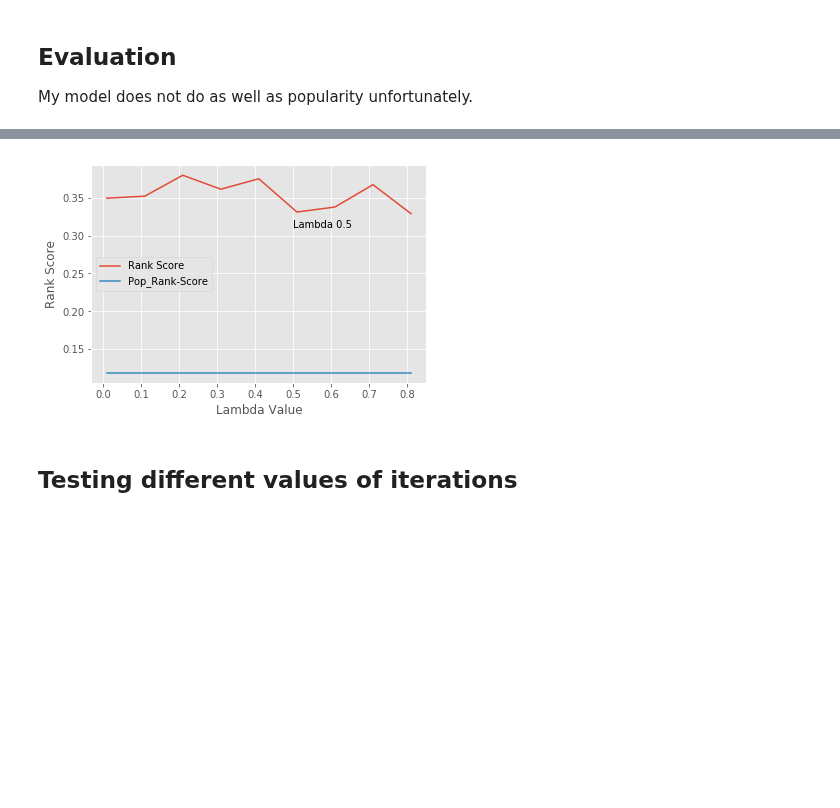
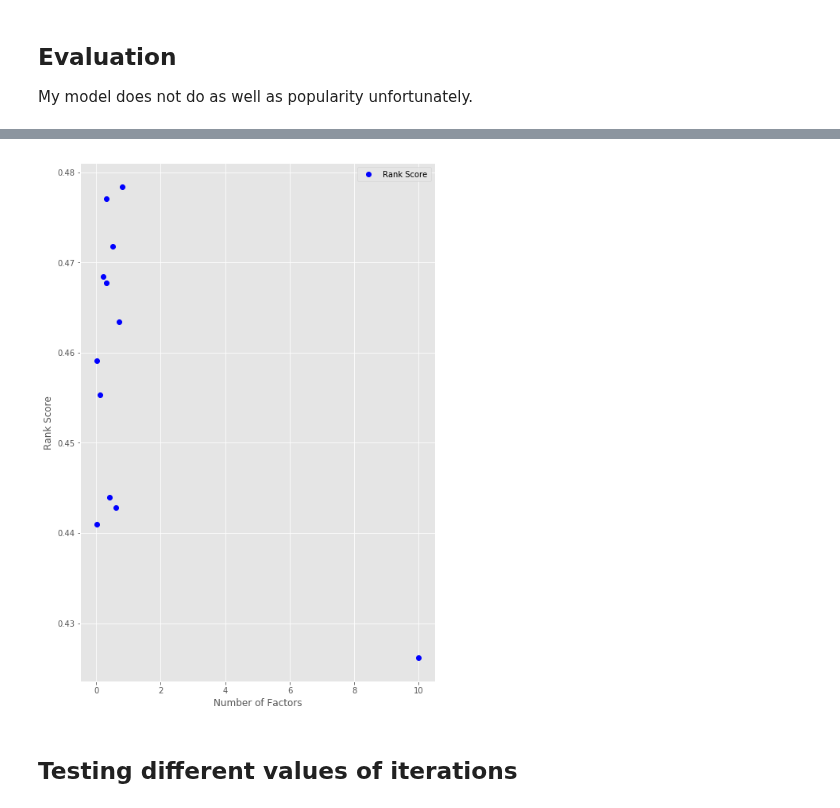
Before and after one commit to Jesse-Kerr/recordmender, a Jupyter notebook: model_understanding.ipynb, the cells around one changed output, grey strips where cells are left out. Saved outputs shown, nothing was run; the diff lists cells and outputs as text; code cells hidden in the pictures; blank space fills up the shorter version.

```diff
--- a/model_understanding.ipynb
+++ b/model_understanding.ipynb
@@ -103,7 +96,7 @@ df = clean_up_mongo_coll(db.main_redo)
 ## Turn df to utility matrix
 # %%
 user_art = turn_df_to_util_mat_at_limits(
-    df, 'new_song_producer', 'new_song_artist')
+    df, 'new_song_producer', 'sampled_artist')
 # %% [markdown]
 ### Perform Test/Train Split
 
@@ -183,0 +176,7 @@ Popularity rank score: 0.13483235058642565
+# %%
+rank_score, pop_rank_score = get_rank_and_pop_score_from_train_test_model(
+    train, test, user_inds, item_inds, factors = 12, regularization = 0.5, iterations = 50)
+
+print(
+"Model rank score: {} \n\
+Popularity rank score: {}".format(rank_score, pop_rank_score))
@@ -217,13 +223,15 @@ _ = ax.set(ylabel = "Rank Score", xlabel = "Number of Factors")
 # %%
 # Look up factors between 2 and 400
+#regularizations1 = list(np.arange(.01, .91, .1))
+regularizations = list(np.logspace(1, 5, 4))
 
-regularizations = np.logspace(-2, 4, 7)
+#regularizations = regularizations1 + regularizations2
 vals = []
 
 for regularization in regularizations:
 
     rank_score, pop_rank_score = get_rank_and_pop_score_from_train_test_model(
-    train, test, user_inds, item_inds, 12, regularization)
+    train, test, user_inds, item_inds, 6, regularization)
 
     vals.append([regularization, rank_score, pop_rank_score])
 # %%
@@ -241,12 +244,0 @@ _ = ax.set(ylabel = "Rank Score", xlabel = "Number of Factors")
-# %%
-# Look up factors between 2 and 400
-
-regularizations = np.arange(.01, .91, .1)
-vals = []
-
-for regularization in regularizations:
-
-    rank_score, pop_rank_score = get_rank_and_pop_score_from_train_test_model(
-    train, test, user_inds, item_inds, 12, regularization)
-
-    vals.append([regularization, rank_score, pop_rank_score])
@@ -253,13 +260,13 @@ for regularization in regularizations:
 # %%
-fig, ax = plt.subplots()
+fig, ax = plt.subplots(figsize =(8, 12))
 
-ax.plot(regularizations, [val[1] for val in vals], label = "Rank Score")
-ax.plot(regularizations, [val[2] for val in vals], label = "Pop_Rank-Score")
-ax.legend(loc = 'center left')
-ax.annotate(xy = (.5, .31), s = "Lambda 0.5")
-_ = ax.set(ylabel = "Rank Score", xlabel = "Lambda Value")
+ax.plot(regularizations, [val[1] for val in vals], 'bo', label = "Rank Score")
+#ax.plot(regularizations, [val[2] for val in vals], 'ro',label = "Pop_Rank-Score")
+ax.legend(loc = 'best')
+#ax.annotate(xy = (100, .335), s = ".1 Lambda")
+_ = ax.set(ylabel = "Rank Score", xlabel = "Number of Factors")
 # %% [output]
-[figure, old version]
+[figure, new version]
 # %% [markdown]
 ## Testing different values of iterations
 # %%
```
Also changed, not shown: parts of 42 cells of this notebook.
